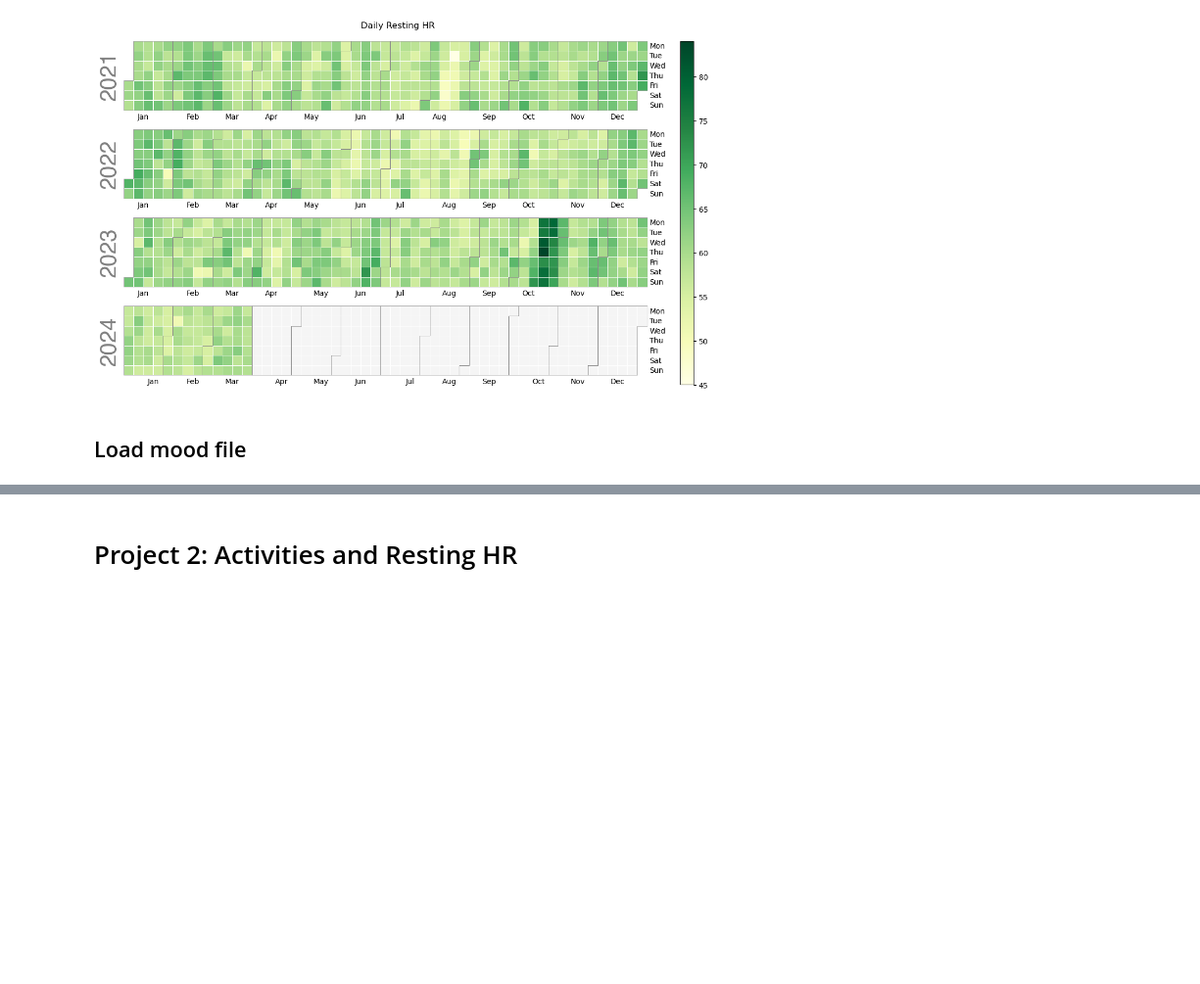
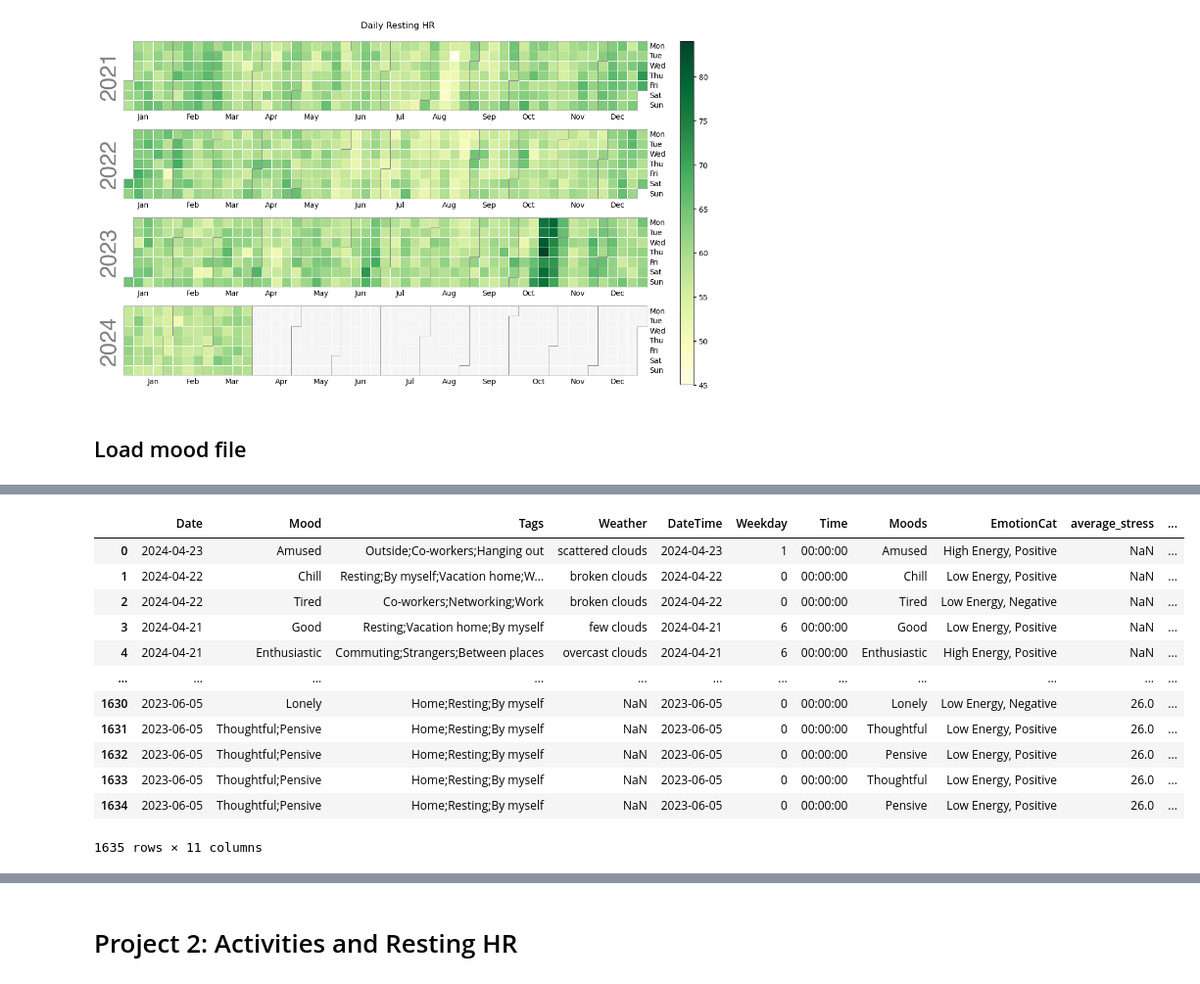
Before and after one commit to cats-and-the-city/playground, a Jupyter notebook: GarminDataStressWellnessActivities.ipynb, the cells around one changed output, grey strips where cells are left out. Shown at 98% size. Saved outputs shown, nothing was run; the diff lists cells and outputs as text; code cells hidden in the pictures; blank space fills up the shorter version.

```diff
--- a/GarminDataStressWellnessActivities.ipynb
+++ b/GarminDataStressWellnessActivities.ipynb
@@ -553,0 +555,9 @@ emot_df
+# %%
+# Split the 'Mood' column where there are semicolons
+emot_df['Moods'] = emot_df['Mood'].str.split(';')
+
+# Use explode to create a new row for each mood in the 'Moods' list
+emot_df = emot_df.explode('Moods')
+
+# Strip any leading or trailing whitespace characters that might be created during the split
+emot_df['Moods'] = emot_df['Moods'].str.strip()
@@ -553,0 +707,11 @@ emot_df
+# %%
+# Convert 'Date' to datetime
+emot_df['DateTime'] = pd.to_datetime(emot_df['Date'])
+
+# Extract date, weekday, and time
+emot_df['Date'] = emot_df['DateTime'].dt.date
+emot_df['Weekday'] = emot_df['DateTime'].dt.weekday  # Monday=0, Sunday=6
+emot_df['Time'] = emot_df['DateTime'].dt.time
+
+#emot_df.drop(['Unnamed: 0'], axis=1, inplace=True)
+emot_df
@@ -553,0 +745,21 @@ emot_df
+# %%
+# Ensure the Date conversion in emot_df is only keeping the date part
+emot_df['Date'] = pd.to_datetime(emot_df['Date']).dt.date
+
+# Now merge emot_df with daily_health on 'JustDate'
+merged_df = pd.merge(emot_df, daily_health, how='left', left_on='Date', right_on='Date')
+merged_df
+# %% [output]
+|  | Date | Mood | Tags | Weather | DateTime | Weekday | Time | Moods | EmotionCat | average_stress | ... |
+| 0 | 2024-04-23 | Amused | Outside;Co-workers;Hanging out | scattered clouds | 2024-04-23 | 1 | 00:00:00 | Amused | High Energy, Positive | NaN | ... |
+| 1 | 2024-04-22 | Chill | Resting;By myself;Vacation home;W... | broken clouds | 2024-04-22 | 0 | 00:00:00 | Chill | Low Energy, Positive | NaN | ... |
+| 2 | 2024-04-22 | Tired | Co-workers;Networking;Work | broken clouds | 2024-04-22 | 0 | 00:00:00 | Tired | Low Energy, Negative | NaN | ... |
+| 3 | 2024-04-21 | Good | Resting;Vacation home;By myself | few clouds | 2024-04-21 | 6 | 00:00:00 | Good | Low Energy, Positive | NaN | ... |
+| 4 | 2024-04-21 | Enthusiastic | Commuting;Strangers;Between places | overcast clouds | 2024-04-21 | 6 | 00:00:00 | Enthusiastic | High Energy, Positive | NaN | ... |
+| ... | ... | ... | ... | ... | ... | ... | ... | ... | ... | ... | ... |
+| 1630 | 2023-06-05 | Lonely | Home;Resting;By myself | NaN | 2023-06-05 | 0 | 00:00:00 | Lonely | Low Energy, Negative | 26.0 | ... |
+| 1631 | 2023-06-05 | Thoughtful;Pensive | Home;Resting;By myself | NaN | 2023-06-05 | 0 | 00:00:00 | Thoughtful | Low Energy, Positive | 26.0 | ... |
+| 1632 | 2023-06-05 | Thoughtful;Pensive | Home;Resting;By myself | NaN | 2023-06-05 | 0 | 00:00:00 | Pensive | Low Energy, Positive | 26.0 | ... |
+| 1633 | 2023-06-05 | Thoughtful;Pensive | Home;Resting;By myself | NaN | 2023-06-05 | 0 | 00:00:00 | Thoughtful | Low Energy, Positive | 26.0 | ... |
+| 1634 | 2023-06-05 | Thoughtful;Pensive | Home;Resting;By myself | NaN | 2023-06-05 | 0 | 00:00:00 | Pensive | Low Energy, Positive | 26.0 | ... |
+1635 rows × 11 columns
```
Also changed, not shown: parts of 10 cells of this notebook.
